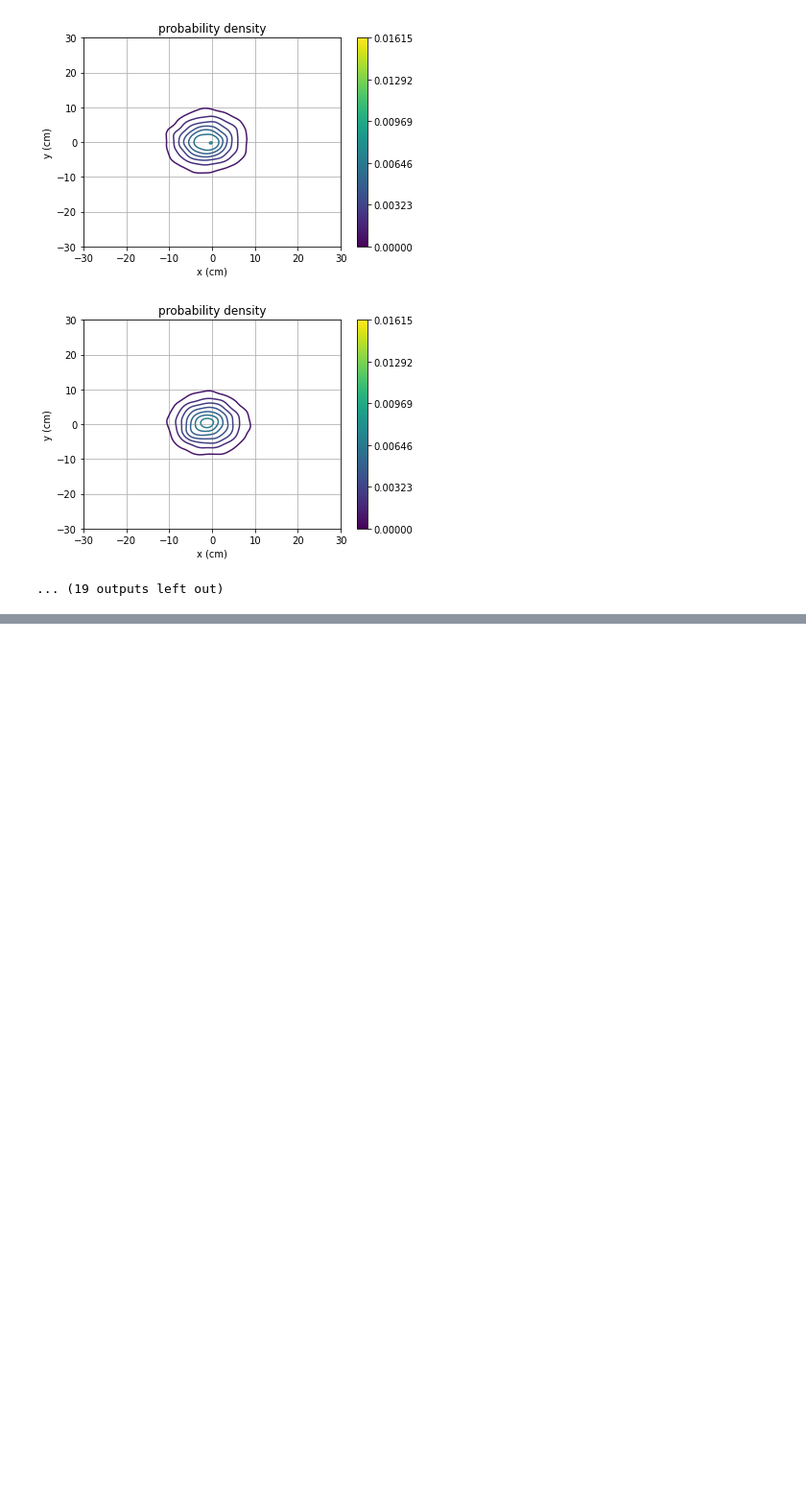
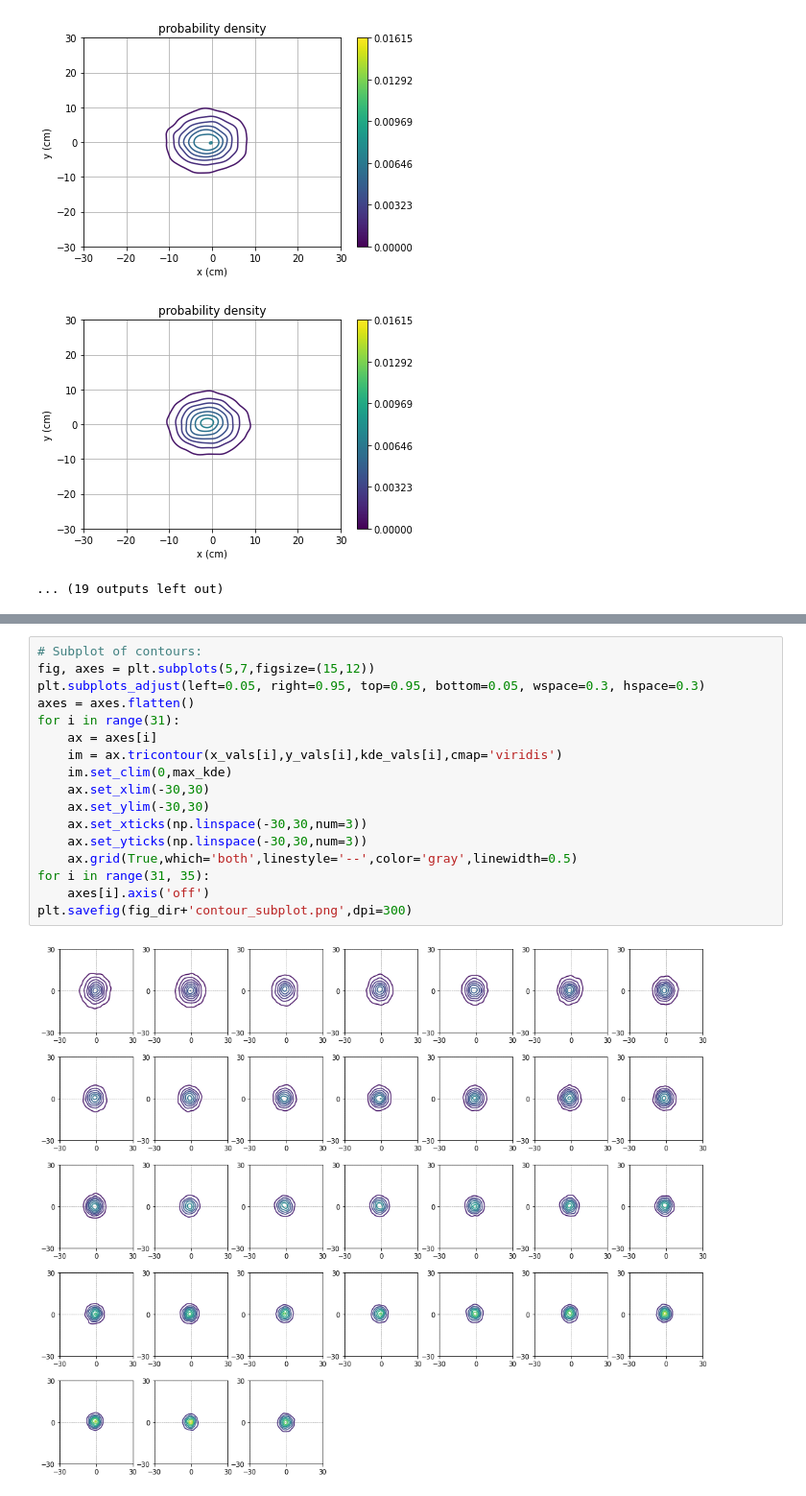
Before and after one commit to criggall/muon-cooling, a Jupyter notebook: emittance.ipynb, the cells around one changed output, grey strips where cells are left out. Shown at 96% size. Saved outputs shown, nothing was run; the diff lists cells and outputs as text; blank space fills up the shorter version.

```diff
--- a/emittance.ipynb
+++ b/emittance.ipynb
@@ -162,3 +162,22 @@ animation = FuncAnimation(fig, animate, frames=31, interval=400, repeat=True)
 animation.save(fig_dir+'contour_animation.gif', writer='pillow')
 # %% [output]
 [figure]
+# %%
+# Subplot of contours:
+fig, axes = plt.subplots(5,7,figsize=(15,12))
+plt.subplots_adjust(left=0.05, right=0.95, top=0.95, bottom=0.05, wspace=0.3, hspace=0.3)
+axes = axes.flatten()
+for i in range(31):
+    ax = axes[i]
+    im = ax.tricontour(x_vals[i],y_vals[i],kde_vals[i],cmap='viridis')
+    im.set_clim(0,max_kde)
+    ax.set_xlim(-30,30)
+    ax.set_ylim(-30,30)
+    ax.set_xticks(np.linspace(-30,30,num=3))
+    ax.set_yticks(np.linspace(-30,30,num=3))
+    ax.grid(True,which='both',linestyle='--',color='gray',linewidth=0.5)
+for i in range(31, 35):
+    axes[i].axis('off')
+plt.savefig(fig_dir+'contour_subplot.png',dpi=300)
+# %% [output]
+[figure, added]
```
Also changed, not shown: parts of 1 cell of this notebook, 3 other files.
